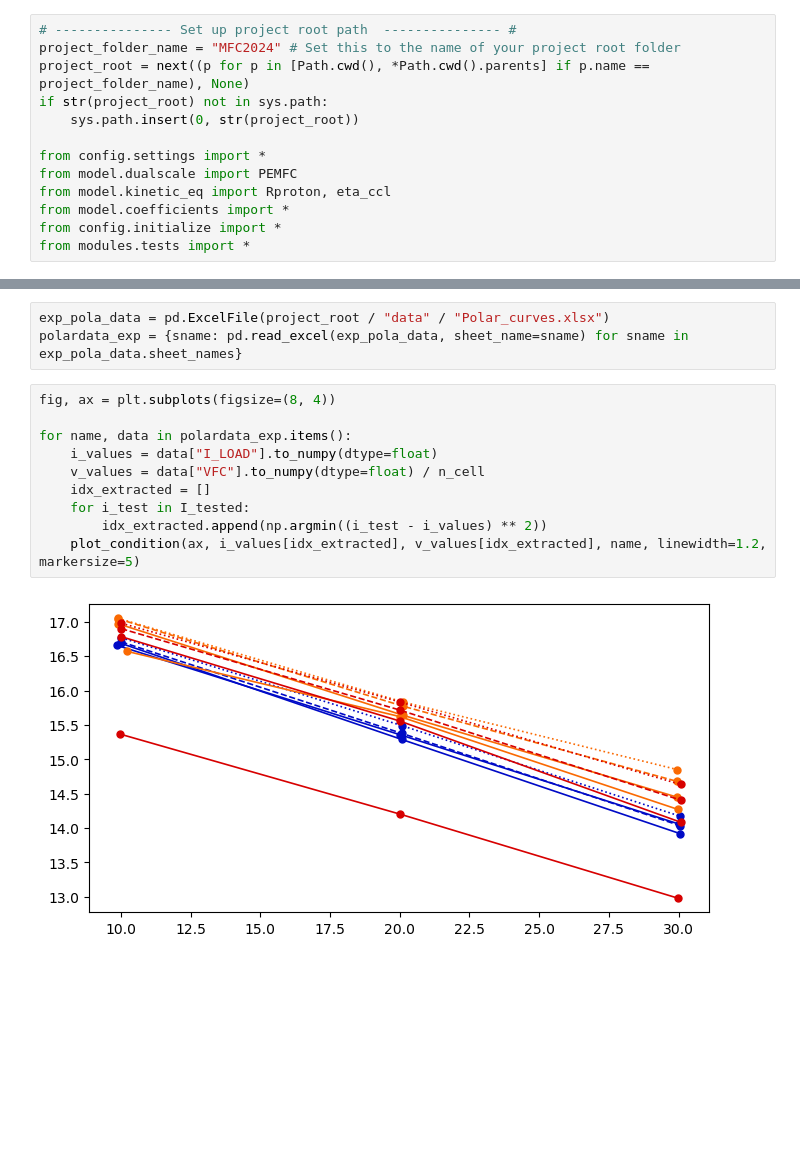
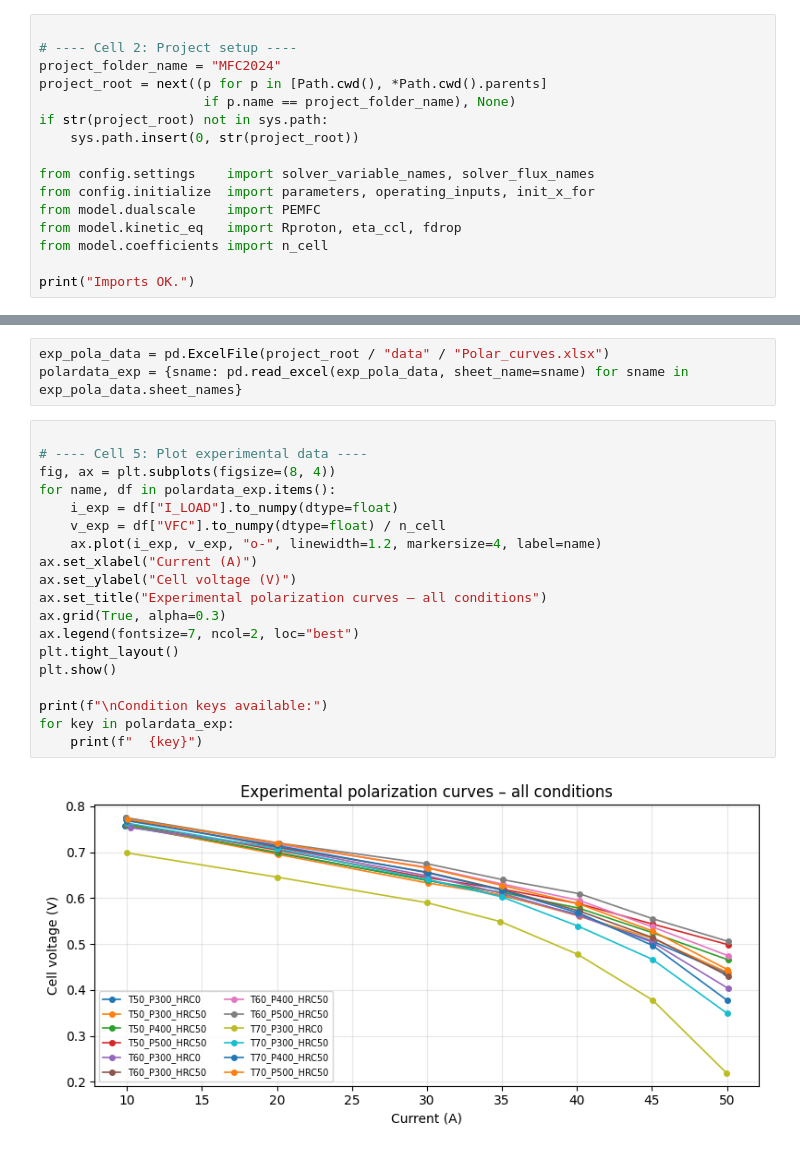
Before and after one commit to YuKwanH/DS-AlphaPEM, a Jupyter notebook: simulation/parameter calibration/dynamic model/polar.ipynb, the cells around one changed output, grey strips where cells are left out. Drawn from its saved outputs; the diff is of its cells as text; blank space fills up the shorter version.

```diff
--- a/simulation/parameter calibration/dynamic model/polar.ipynb
+++ b/simulation/parameter calibration/dynamic model/polar.ipynb
@@ -17,14 +20,17 @@ import warnings
 warnings.filterwarnings("ignore")
 # %%
-# --------------- Set up project root path  --------------- #
-project_folder_name = "MFC2024" # Set this to the name of your project root folder
-project_root = next((p for p in [Path.cwd(), *Path.cwd().parents] if p.name == project_folder_name), None)
+
+# ---- Cell 2: Project setup ----
+project_folder_name = "MFC2024"
+project_root = next((p for p in [Path.cwd(), *Path.cwd().parents]
+                     if p.name == project_folder_name), None)
 if str(project_root) not in sys.path:
     sys.path.insert(0, str(project_root))
 
-from config.settings import *
-from model.dualscale import PEMFC
-from model.kinetic_eq import Rproton, eta_ccl
-from model.coefficients import *
-from config.initialize import *
-from modules.tests import *
+from config.settings    import solver_variable_names, solver_flux_names
+from config.initialize  import parameters, operating_inputs, init_x_for
+from model.dualscale    import PEMFC
+from model.kinetic_eq   import Rproton, eta_ccl, fdrop
+from model.coefficients import n_cell
+
+print("Imports OK.")
@@ -44,14 +55,23 @@ TFC_tested = [50, 60, 70]
 exp_pola_data = pd.ExcelFile(project_root / "data" / "Polar_curves.xlsx")
 polardata_exp = {sname: pd.read_excel(exp_pola_data, sheet_name=sname) for sname in exp_pola_data.sheet_names}
 # %%
+
+# ---- Cell 5: Plot experimental data ----
 fig, ax = plt.subplots(figsize=(8, 4))
+for name, df in polardata_exp.items():
+    i_exp = df["I_LOAD"].to_numpy(dtype=float)
+    v_exp = df["VFC"].to_numpy(dtype=float) / n_cell
+    ax.plot(i_exp, v_exp, "o-", linewidth=1.2, markersize=4, label=name)
+ax.set_xlabel("Current (A)")
+ax.set_ylabel("Cell voltage (V)")
+ax.set_title("Experimental polarization curves – all conditions")
+ax.grid(True, alpha=0.3)
+ax.legend(fontsize=7, ncol=2, loc="best")
+plt.tight_layout()
+plt.show()
 
-for name, data in polardata_exp.items():
-    i_values = data["I_LOAD"].to_numpy(dtype=float)
-    v_values = data["VFC"].to_numpy(dtype=float) / n_cell
-    idx_extracted = []
-    for i_test in I_tested:
-        idx_extracted.append(np.argmin((i_test - i_values) ** 2))
-    plot_condition(ax, i_values[idx_extracted], v_values[idx_extracted], name, linewidth=1.2, markersize=5)
+print(f"\nCondition keys available:")
+for key in polardata_exp:
+    print(f"  {key}")
 # %% [output]
-[figure, old version]
+[figure, new version]
```
Also changed, not shown: parts of 26 cells of this notebook, 3 other files.
